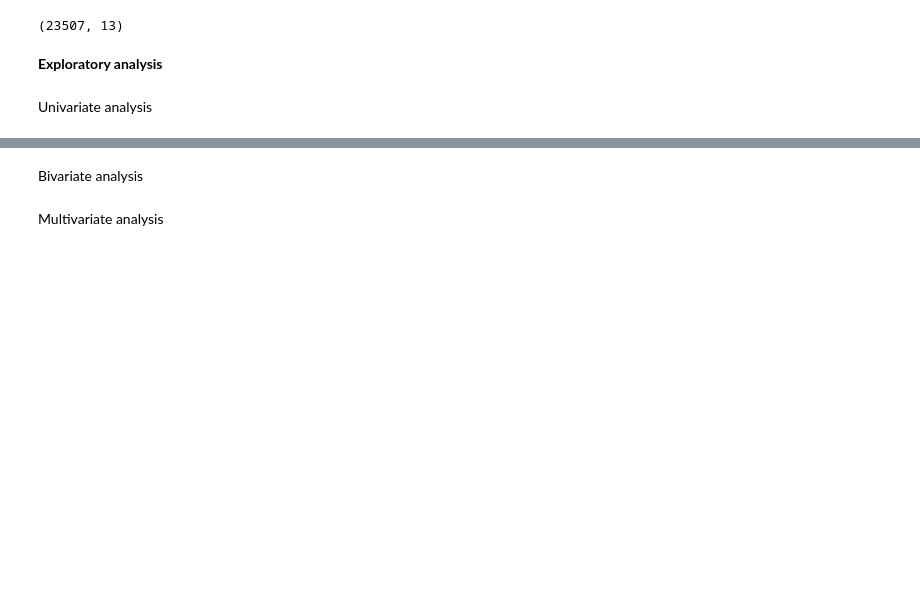
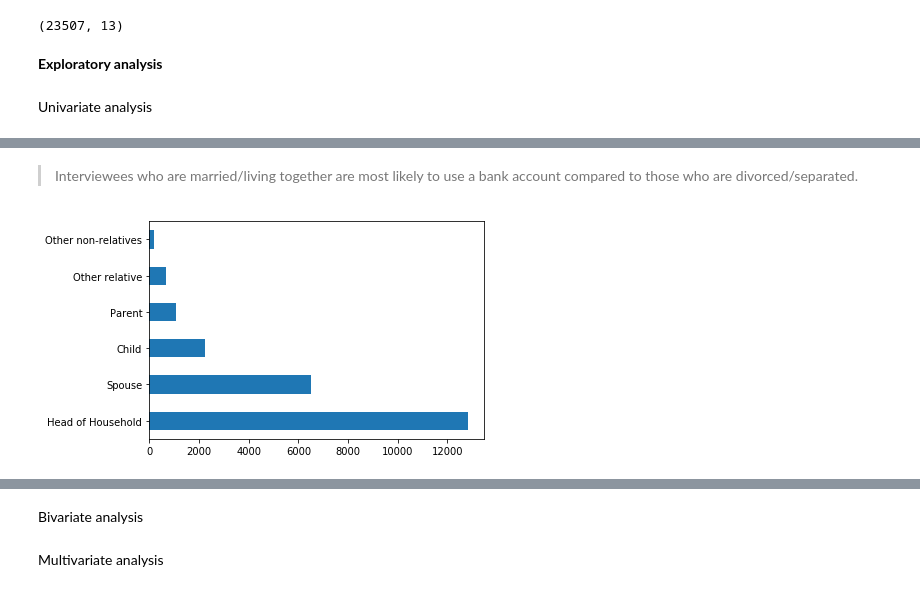
Before and after one commit to victoriousvictor42/banking, a Jupyter notebook: banking.ipynb, the cells around one changed output, grey strips where cells are left out. Drawn from its saved outputs; the diff is of its cells as text; code cells hidden in the pictures; blank space fills up the shorter version.

```diff
--- a/banking.ipynb
+++ b/banking.ipynb
@@ -353,0 +413,9 @@ Univariate analysis
+# %% [markdown]
+
+
+>Interviewees who are married/living together are most likely to use a bank account compared to those who are divorced/separated.
+# %%
+df['The relathip with head'].value_counts().plot.barh()
+plt.show()
+# %% [output]
+[figure, added]
```
Also changed, not shown: parts of 23 cells of this notebook.
